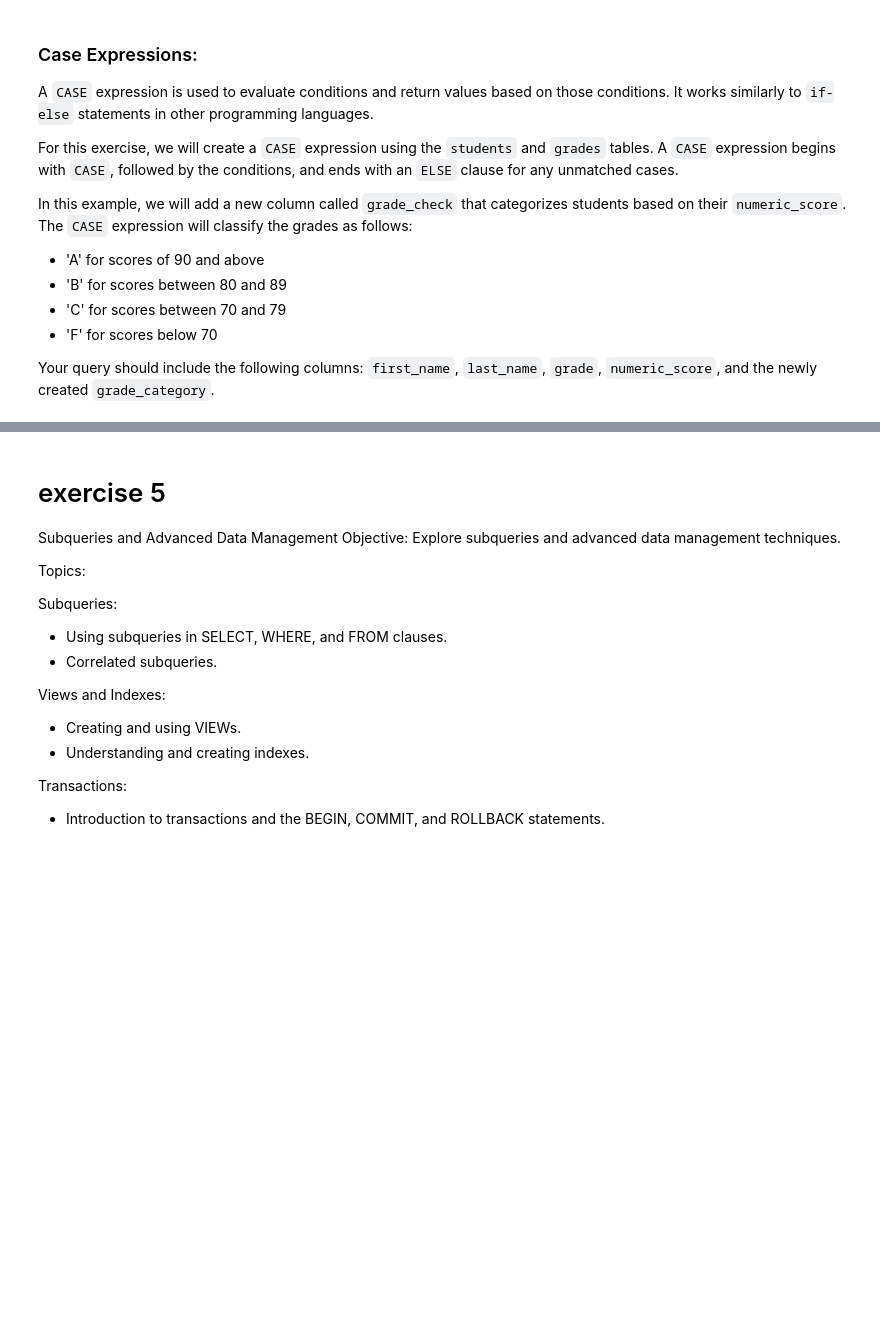
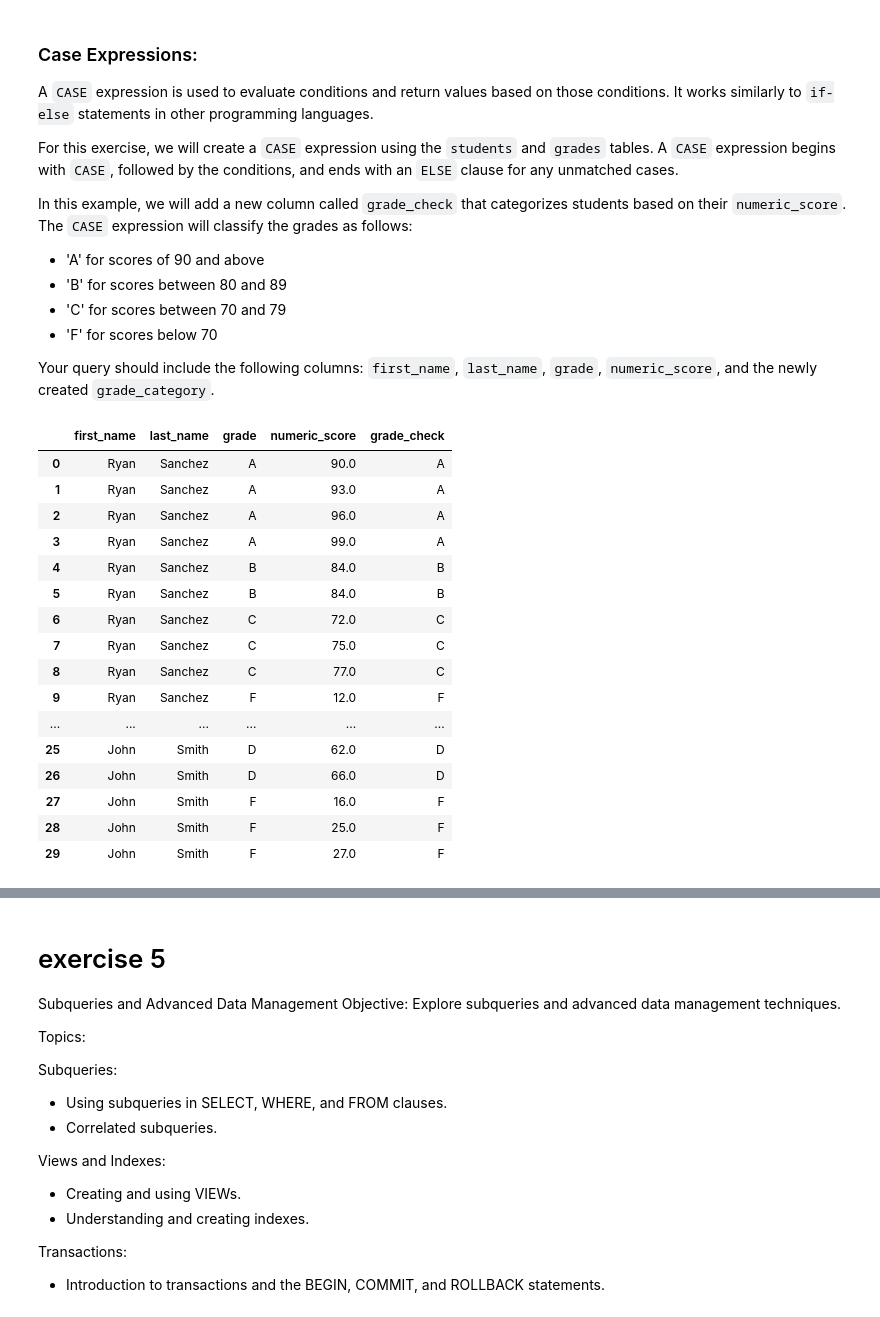
Before and after one commit to joelie1105/SQL_Test, a Jupyter notebook: final.ipynb, the cells around one changed output, grey strips where cells are left out. Drawn from its saved outputs; the diff is of its cells as text; code cells hidden in the pictures; blank space fills up the shorter version.

```diff
--- a/final.ipynb
+++ b/final.ipynb
@@ -557,2 +623,37 @@ case_result.head(30)
+# %%
+case_expression = """
+SELECT students.first_name, students.last_name, grades.grade, grades.numeric_score,
+    CASE
+    WHEN grades.numeric_score >= 90 THEN 'A'
+    WHEN grades.numeric_score >= 80 THEN 'B'
+    WHEN grades.numeric_score >= 70 THEN 'C'
+    WHEN grades.numeric_score >= 60 THEN 'D'
+    ELSE 'F'
+    END AS grade_check
+
+FROM students
+LEFT JOIN grades
+ON students.student_id = grades.student_id"""
+
+case_result = sql(case_expression)
+case_result.head(30)
+# %% [output]
+|  | first_name | last_name | grade | numeric_score | grade_check |
+| 0 | Ryan | Sanchez | A | 90.0 | A |
+| 1 | Ryan | Sanchez | A | 93.0 | A |
+| 2 | Ryan | Sanchez | A | 96.0 | A |
+| 3 | Ryan | Sanchez | A | 99.0 | A |
+| 4 | Ryan | Sanchez | B | 84.0 | B |
+| 5 | Ryan | Sanchez | B | 84.0 | B |
+| 6 | Ryan | Sanchez | C | 72.0 | C |
+| 7 | Ryan | Sanchez | C | 75.0 | C |
+| 8 | Ryan | Sanchez | C | 77.0 | C |
+| 9 | Ryan | Sanchez | F | 12.0 | F |
+| ... | ... | ... | ... | ... | ... |
+| 25 | John | Smith | D | 62.0 | D |
+| 26 | John | Smith | D | 66.0 | D |
+| 27 | John | Smith | F | 16.0 | F |
+| 28 | John | Smith | F | 25.0 | F |
+| 29 | John | Smith | F | 27.0 | F |
 # %%
 test_instance.case_expression_test(case_expression)
```
Also changed, not shown: parts of 24 cells of this notebook.
